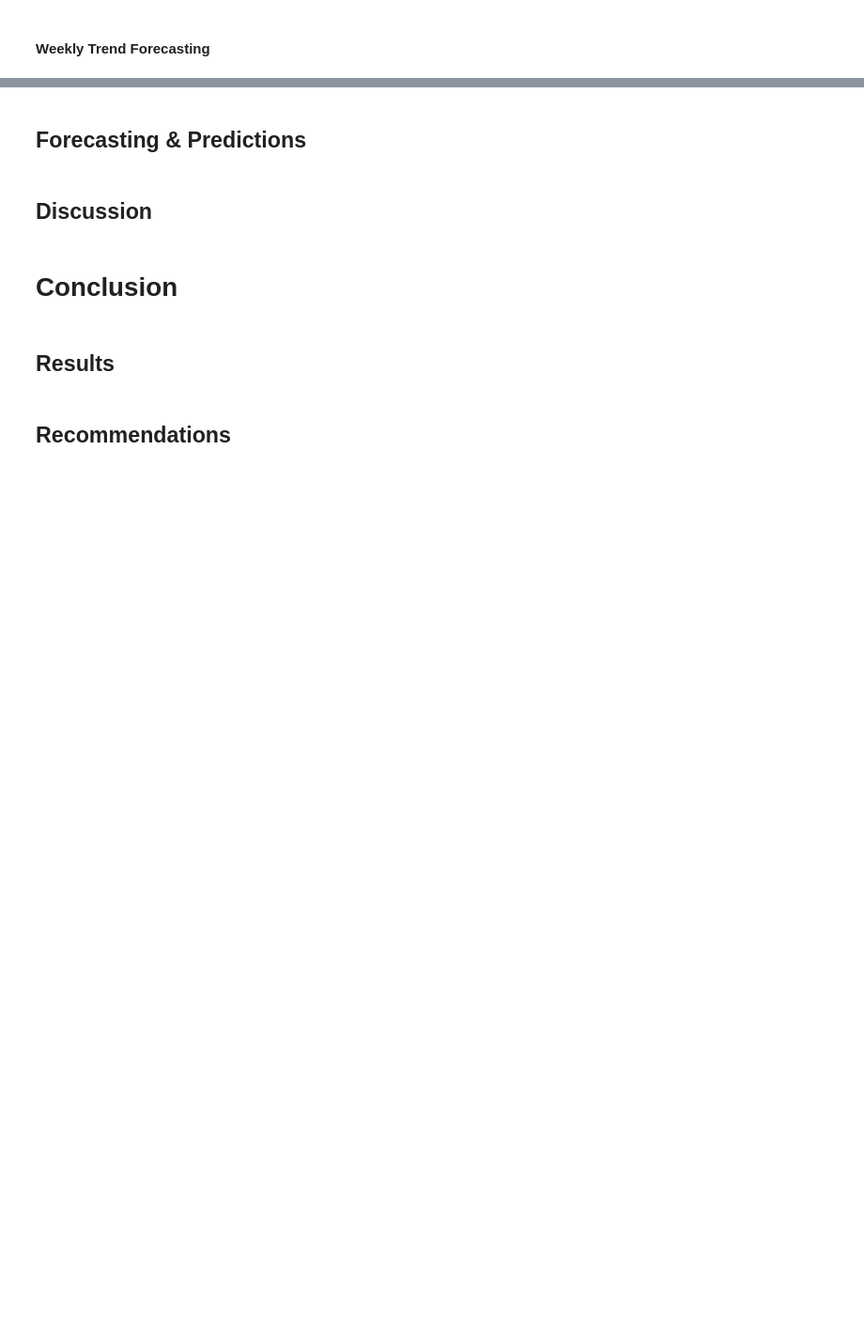
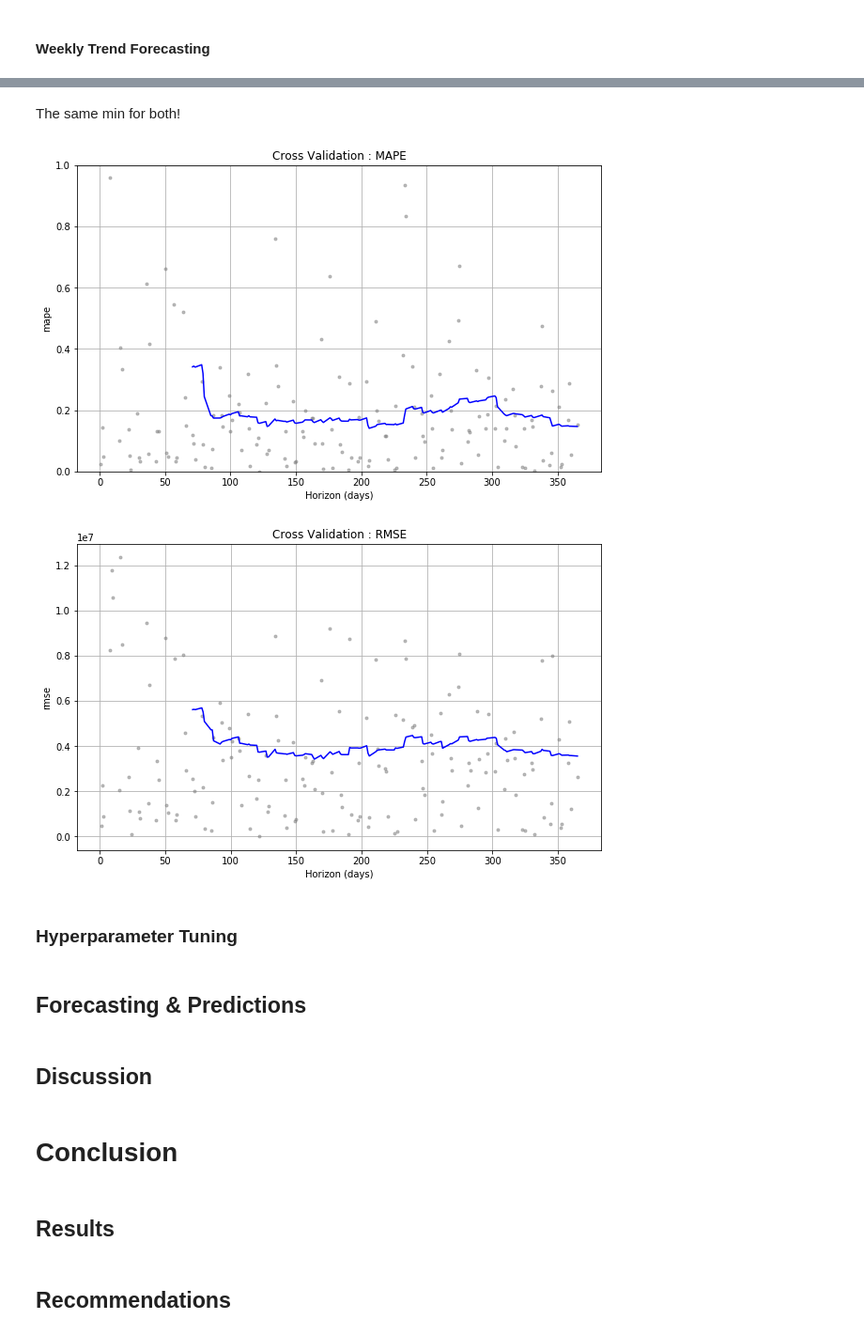
Before and after one commit to JessicaFB/Product-Demand-Forecasting, a Jupyter notebook: Product-Demand-Forecasting.ipynb, the cells around one changed output, grey strips where cells are left out. Shown at 94% size. Drawn from its saved outputs; the diff is of its cells as text; code cells hidden in the pictures; blank space fills up the shorter version.

```diff
--- a/Product-Demand-Forecasting.ipynb
+++ b/Product-Demand-Forecasting.ipynb
@@ -811,0 +969,5 @@ top_prod.groupby(pd.Grouper(freq='W')).sum()
+# %%
+from fbprophet.diagnostics import cross_validation
+top_prod_w_cv = cross_validation(m, initial='365 days', period='365 days', horizon = '365 days')
+display(top_prod_w_cv.head())
+display(top_prod_w_cv.tail())
@@ -812,3 +1011,19 @@ top_prod.groupby(pd.Grouper(freq='W')).sum()
+# %% [markdown]
+The same min for both!
+# %%
+from fbprophet.plot import plot_cross_validation_metric
+fig = plot_cross_validation_metric(top_prod_w_cv, metric='mape', rolling_window=.2)
+plt.title('Cross Validation : MAPE')
+plt.ylim([0,1])
+plt.show()
+fig = plot_cross_validation_metric(top_prod_w_cv, metric='rmse', rolling_window=.2)
+plt.title('Cross Validation : RMSE')
+plt.show()
+# %% [output]
+[figure, added]
+[figure, added]
+# %% [markdown]
+### Hyperparameter Tuning
 # %% [markdown]
 ## Forecasting & Predictions
 # %% [markdown]
```
Also changed, not shown: parts of 21 cells of this notebook.
